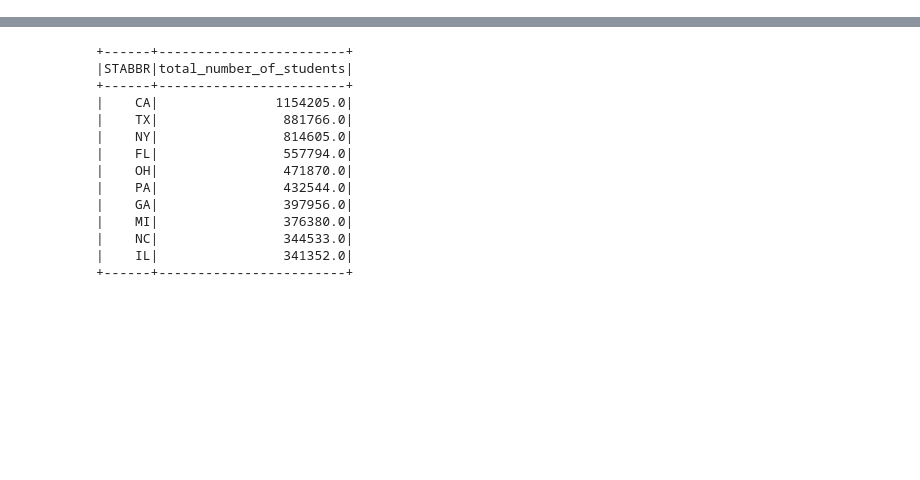
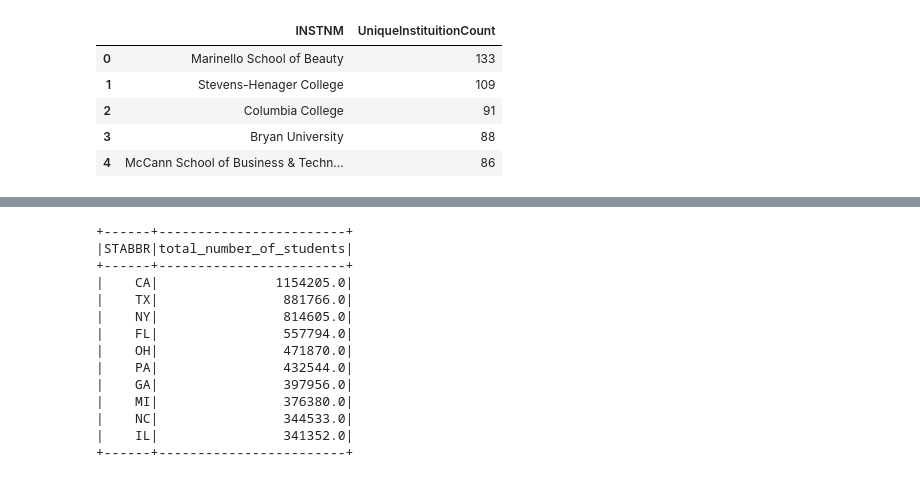
Before and after one commit to Abuton/CollegeScoreCardAnalysis, a Jupyter notebook: notebooks/build_pipeline.ipynb, the cells around one changed output, grey strips where cells are left out. Saved outputs shown, nothing was run; the diff lists cells and outputs as text; code cells hidden in the pictures; blank space fills up the shorter version.

```diff
--- a/notebooks/build_pipeline.ipynb
+++ b/notebooks/build_pipeline.ipynb
@@ -30,0 +57,14 @@ results.sort(F.col('UniqueInstituitionCount').desc()).show(20)
+# %%
+import matplotlib.pyplot as plt
+import seaborn as sns
+
+results = df.groupBy('INSTNM').agg(F.count('INSTNM').alias('UniqueInstituitionCount')).sort(F.col('UniqueInstituitionCount').desc()).toPandas()
+results.head()
+# results.sort(F.col('UniqueInstituitionCount').desc()).plot()
+# %% [output]
+|  | INSTNM | UniqueInstituitionCount |
+| 0 | Marinello School of Beauty | 133 |
+| 1 | Stevens-Henager College | 109 |
+| 2 | Columbia College | 91 |
+| 3 | Bryan University | 88 |
+| 4 | McCann School of Business & Techn... | 86 |
```
Also changed, not shown: parts of 6 cells of this notebook.
